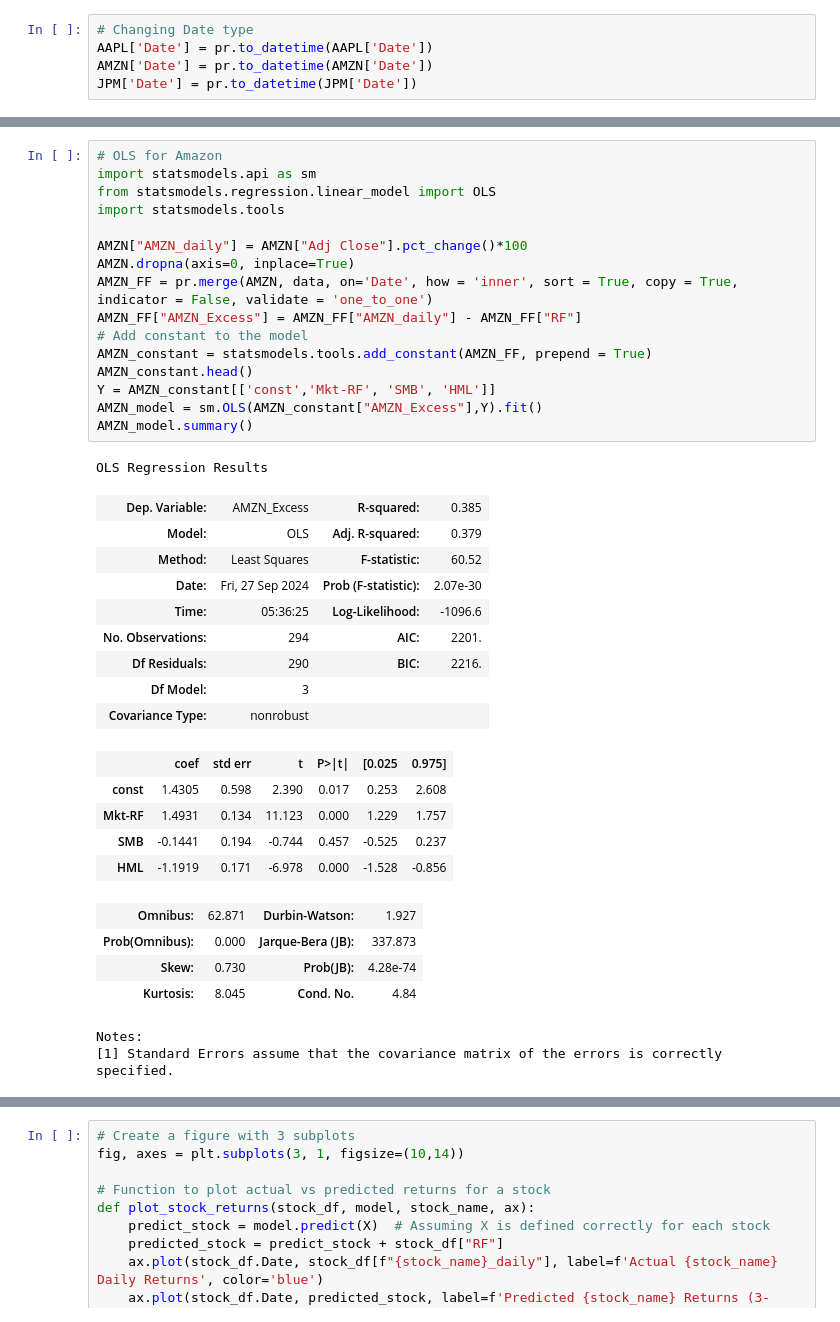
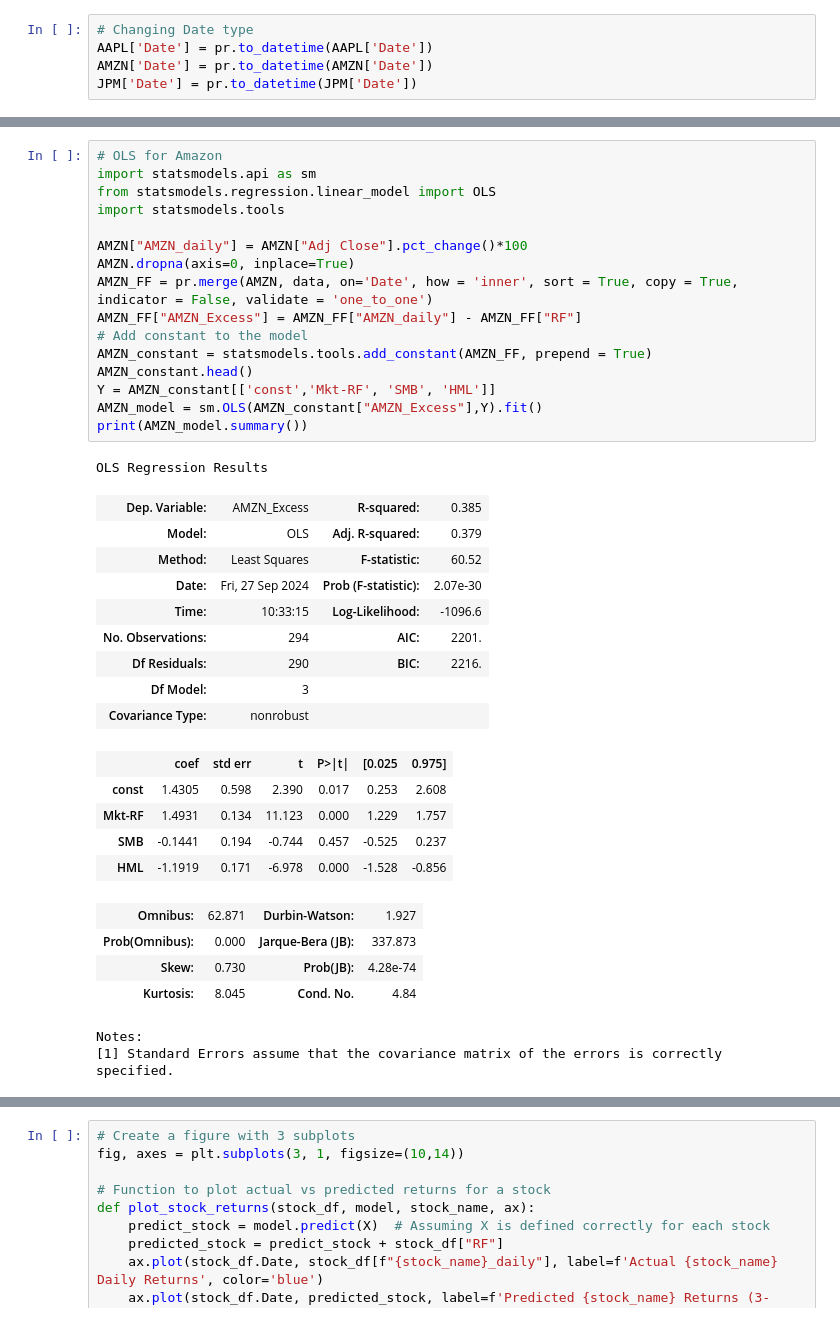
Before and after one commit to KiranReddy0808/Python-Scripts, a Jupyter notebook: Models/FamaFrench_Portfolio.ipynb, the cells around one changed output, grey strips where cells are left out. Cells and saved outputs as stored; diff of their text form.

Commit message:
Print results
Signed-off-by: Sai Kiran Reddy Poreddy <saikiranreddy.saikiran@gmail.com>

```diff
--- a/Models/FamaFrench_Portfolio.ipynb
+++ b/Models/FamaFrench_Portfolio.ipynb
@@ -134,26 +130,26 @@ Notes:
 # %%
 # OLS for Amazon
 import statsmodels.api as sm
 from statsmodels.regression.linear_model import OLS
 import statsmodels.tools
 
 AMZN["AMZN_daily"] = AMZN["Adj Close"].pct_change()*100
 AMZN.dropna(axis=0, inplace=True)
 AMZN_FF = pr.merge(AMZN, data, on='Date', how = 'inner', sort = True, copy = True, indicator = False, validate = 'one_to_one')
 AMZN_FF["AMZN_Excess"] = AMZN_FF["AMZN_daily"] - AMZN_FF["RF"]
 # Add constant to the model
 AMZN_constant = statsmodels.tools.add_constant(AMZN_FF, prepend = True)
 AMZN_constant.head()
 Y = AMZN_constant[['const','Mkt-RF', 'SMB', 'HML']]
 AMZN_model = sm.OLS(AMZN_constant["AMZN_Excess"],Y).fit()
-AMZN_model.summary()
+print(AMZN_model.summary())
 # %% [output]
 OLS Regression Results
 | Dep. Variable: | AMZN_Excess | R-squared: | 0.385 |
 | Model: | OLS | Adj. R-squared: | 0.379 |
 | Method: | Least Squares | F-statistic: | 60.52 |
 | Date: | Fri, 27 Sep 2024 | Prob (F-statistic): | 2.07e-30 |
-| Time: | 05:36:25 | Log-Likelihood: | -1096.6 |
+| Time: | 10:33:15 | Log-Likelihood: | -1096.6 |
 | No. Observations: | 294 | AIC: | 2201. |
 | Df Residuals: | 290 | BIC: | 2216. |
 | Df Model: | 3 |  |  |
```
Also changed, not shown: parts of 2 cells of this notebook.
